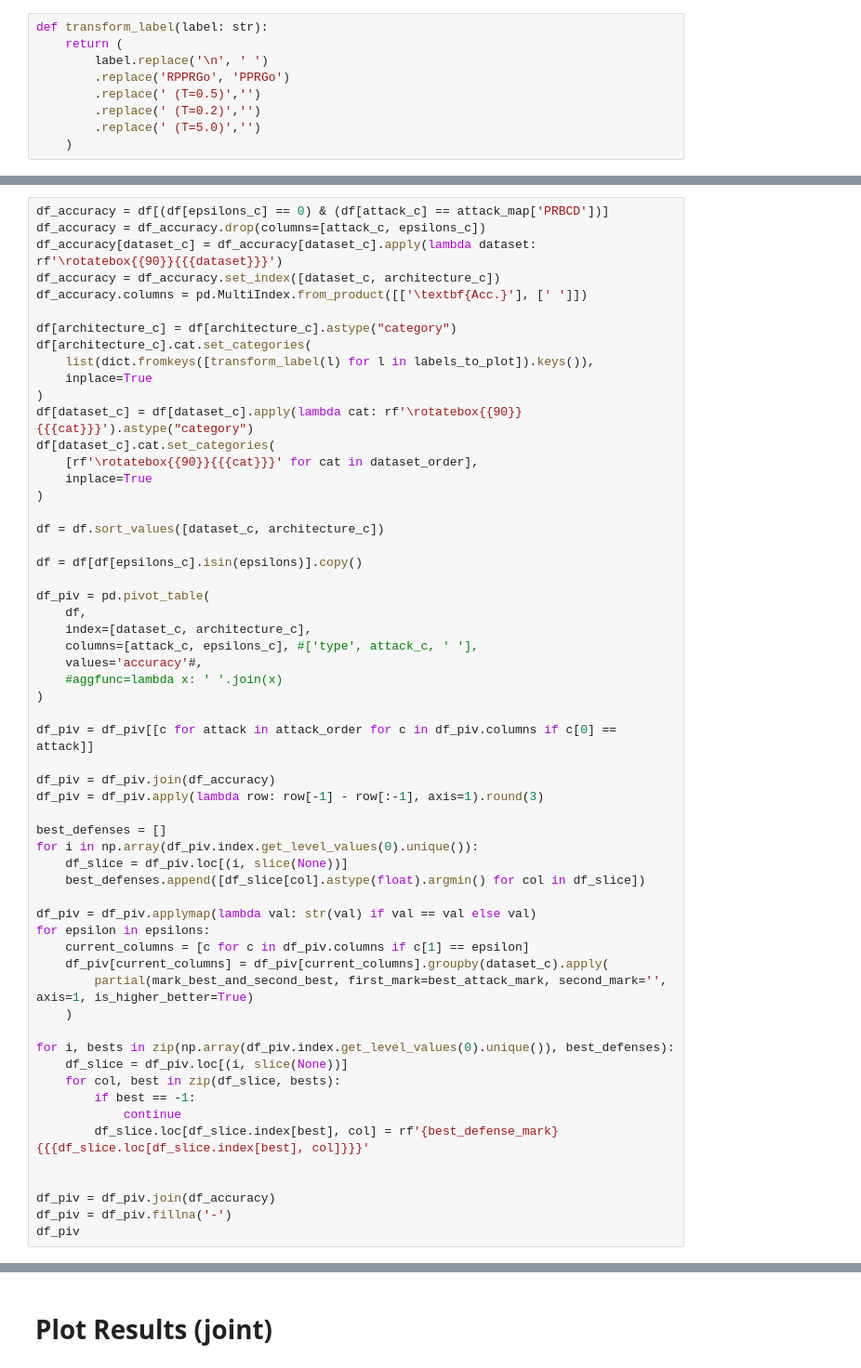
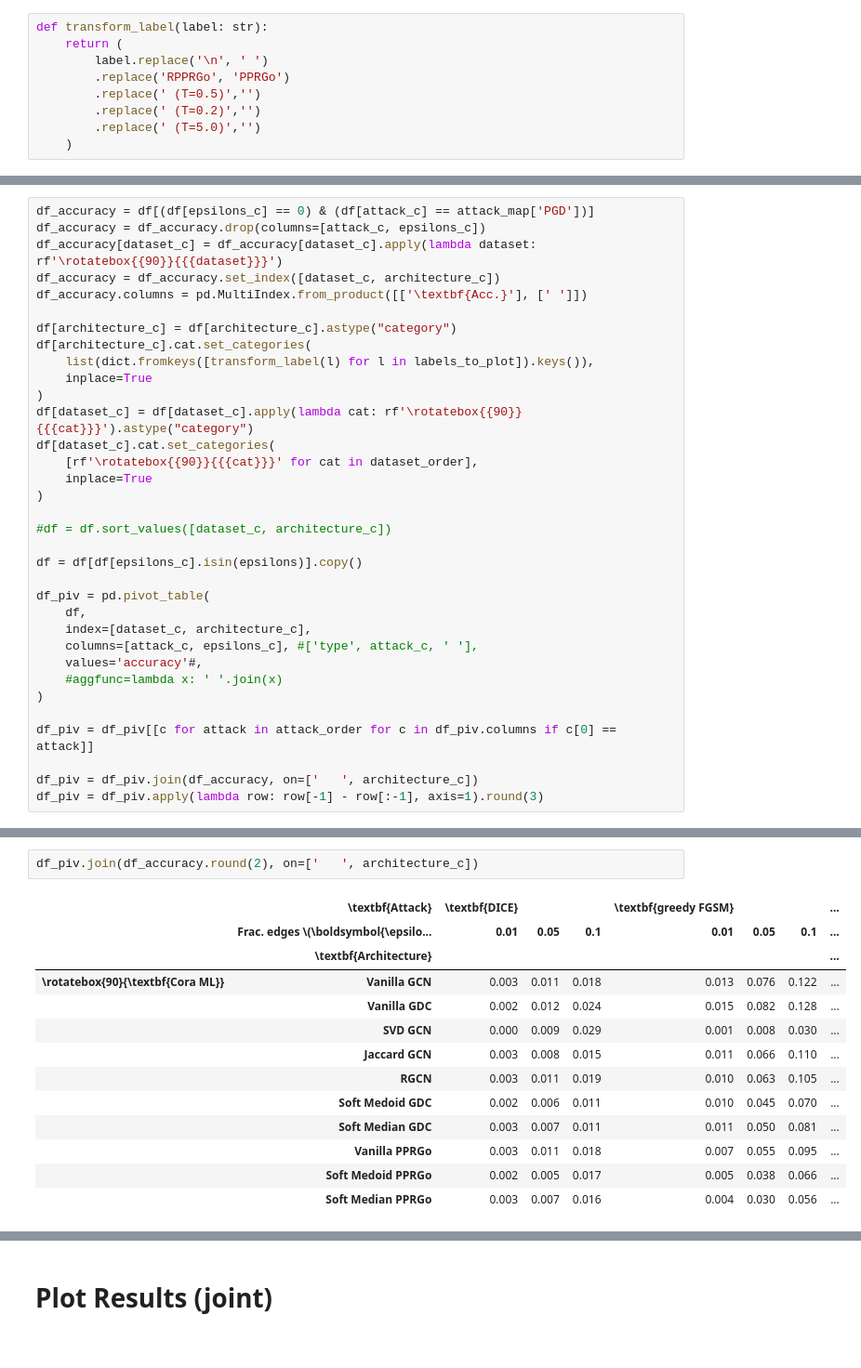
Before and after one commit to sigeisler/robustness_of_gnns_at_scale, a Jupyter notebook: notebooks/Table - Results Table.ipynb, the cells around one changed output, grey strips where cells are left out. Shown at 93% size. Saved outputs shown, nothing was run; the diff lists cells and outputs as text.

```diff
--- a/notebooks/Table - Results Table.ipynb
+++ b/notebooks/Table - Results Table.ipynb
@@ -348,5 +315,5 @@ For ogbn-products-PRBCD-0.25-Soft Median GDC (T=5.0) collected runs for seed [1,
 # %%
-df_accuracy = df[(df[epsilons_c] == 0) & (df[attack_c] == attack_map['PRBCD'])]
+df_accuracy = df[(df[epsilons_c] == 0) & (df[attack_c] == attack_map['PGD'])]
 df_accuracy = df_accuracy.drop(columns=[attack_c, epsilons_c])
 df_accuracy[dataset_c] = df_accuracy[dataset_c].apply(lambda dataset: rf'\rotatebox{{90}}{{{dataset}}}')
 df_accuracy = df_accuracy.set_index([dataset_c, architecture_c])
@@ -363,7 +330,7 @@ df[dataset_c].cat.set_categories(
     inplace=True
 )
 
-df = df.sort_values([dataset_c, architecture_c])
+#df = df.sort_values([dataset_c, architecture_c])
 
 df = df[df[epsilons_c].isin(epsilons)].copy()
 
@@ -377,29 +344,5 @@ df_piv = pd.pivot_table(
 
 df_piv = df_piv[[c for attack in attack_order for c in df_piv.columns if c[0] == attack]]
 
-df_piv = df_piv.join(df_accuracy)
+df_piv = df_piv.join(df_accuracy, on=['   ', architecture_c])
 df_piv = df_piv.apply(lambda row: row[-1] - row[:-1], axis=1).round(3)
-
-best_defenses = []
-for i in np.array(df_piv.index.get_level_values(0).unique()):
-    df_slice = df_piv.loc[(i, slice(None))]
-    best_defenses.append([df_slice[col].astype(float).argmin() for col in df_slice])
-
-df_piv = df_piv.applymap(lambda val: str(val) if val == val else val)
-for epsilon in epsilons:
-    current_columns = [c for c in df_piv.columns if c[1] == epsilon]
-    df_piv[current_columns] = df_piv[current_columns].groupby(dataset_c).apply(
-        partial(mark_best_and_second_best, first_mark=best_attack_mark, second_mark='', axis=1, is_higher_better=True)
-    )
-
-for i, bests in zip(np.array(df_piv.index.get_level_values(0).unique()), best_defenses):
-    df_slice = df_piv.loc[(i, slice(None))]
-    for col, best in zip(df_slice, bests):
-        if best == -1:
-            continue
-        df_slice.loc[df_slice.index[best], col] = rf'{best_defense_mark}{{{df_slice.loc[df_slice.index[best], col]}}}'
-
-
-df_piv = df_piv.join(df_accuracy)
-df_piv = df_piv.fillna('-')
-df_piv
@@ -425,0 +365,16 @@ df_piv
+# %%
+df_piv.join(df_accuracy.round(2), on=['   ', architecture_c])
+# %% [output]
+|  | \textbf{Attack} | \textbf{DICE} |  |  | \textbf{greedy FGSM} |  |  | ... |
+|  | Frac. edges \(\boldsymbol{\epsilo... | 0.01 | 0.05 | 0.1 | 0.01 | 0.05 | 0.1 | ... |
+|  | \textbf{Architecture} |  |  |  |  |  |  | ... |
+| \rotatebox{90}{\textbf{Cora ML}} | Vanilla GCN | 0.003 | 0.011 | 0.018 | 0.013 | 0.076 | 0.122 | ... |
+|  | Vanilla GDC | 0.002 | 0.012 | 0.024 | 0.015 | 0.082 | 0.128 | ... |
+|  | SVD GCN | 0.000 | 0.009 | 0.029 | 0.001 | 0.008 | 0.030 | ... |
+|  | Jaccard GCN | 0.003 | 0.008 | 0.015 | 0.011 | 0.066 | 0.110 | ... |
+|  | RGCN | 0.003 | 0.011 | 0.019 | 0.010 | 0.063 | 0.105 | ... |
+|  | Soft Medoid GDC | 0.002 | 0.006 | 0.011 | 0.010 | 0.045 | 0.070 | ... |
+|  | Soft Median GDC | 0.003 | 0.007 | 0.011 | 0.011 | 0.050 | 0.081 | ... |
+|  | Vanilla PPRGo | 0.003 | 0.011 | 0.018 | 0.007 | 0.055 | 0.095 | ... |
+|  | Soft Medoid PPRGo | 0.002 | 0.005 | 0.017 | 0.005 | 0.038 | 0.066 | ... |
+|  | Soft Median PPRGo | 0.003 | 0.007 | 0.016 | 0.004 | 0.030 | 0.056 | ... |
```
Also changed, not shown: parts of 14 cells of this notebook.
